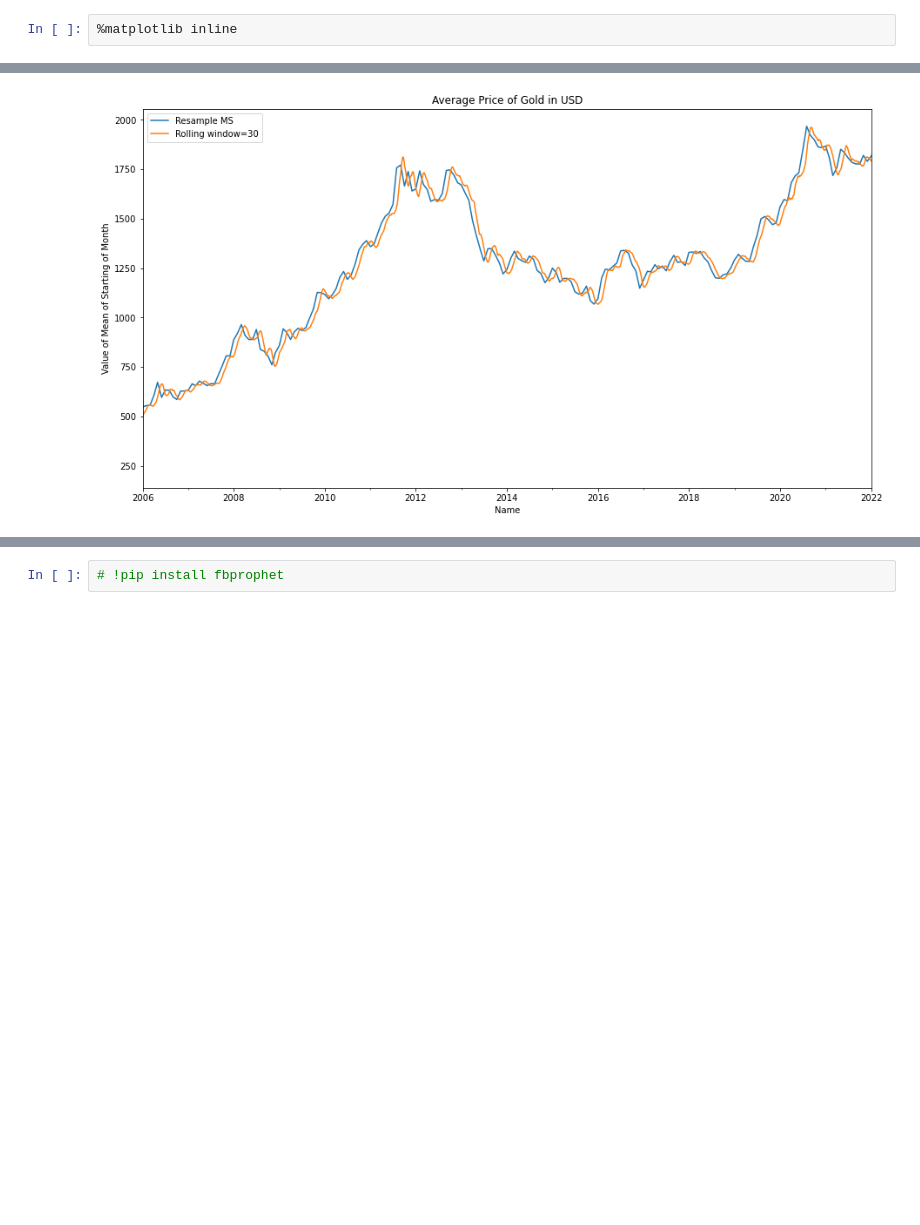
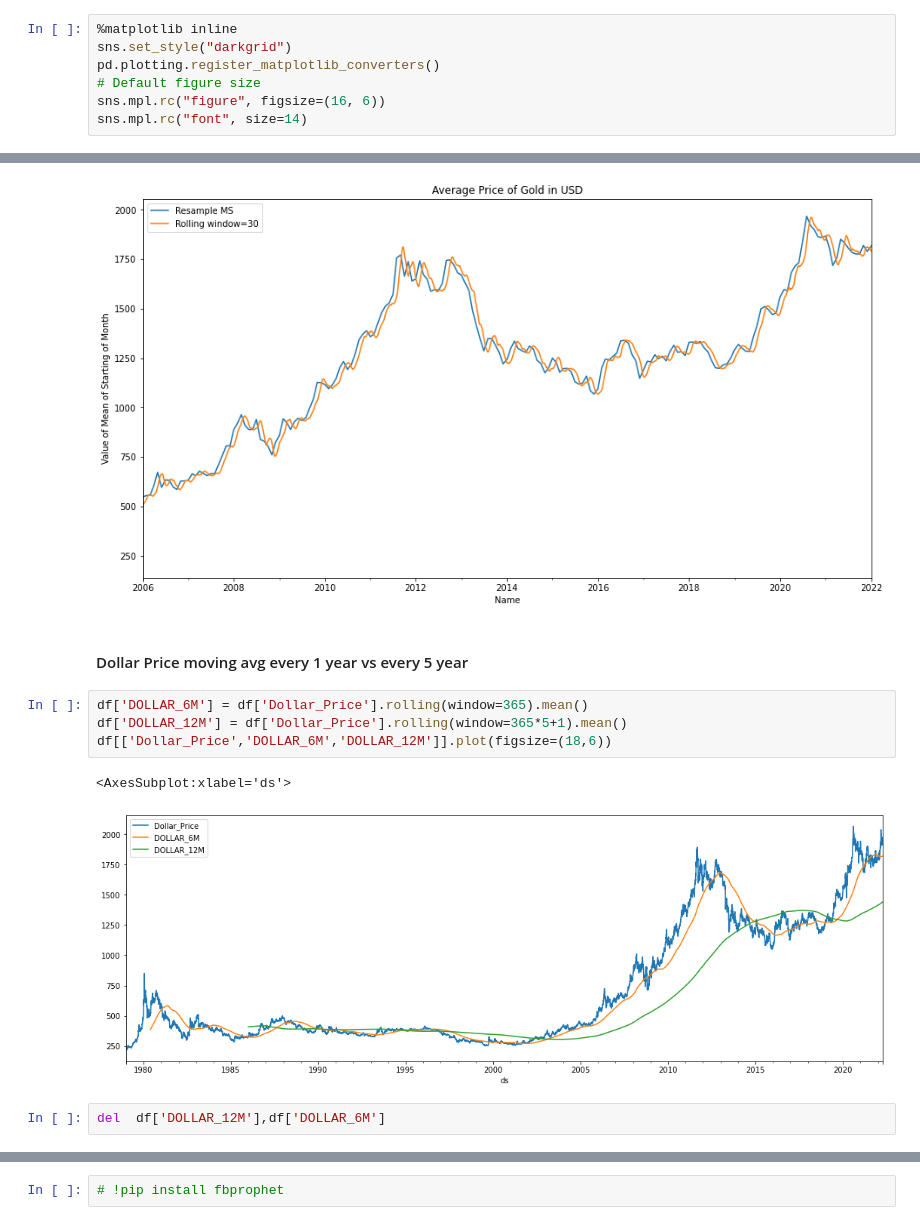
Before and after one commit to ahmadmustafaanis/Gold-Price-Prediction-API, a Jupyter notebook: src/GoldPricePredictor.ipynb, the cells around one changed output, grey strips where cells are left out. Cells and saved outputs as stored; diff of their text form; blank space fills up the shorter version.

```diff
--- a/src/GoldPricePredictor.ipynb
+++ b/src/GoldPricePredictor.ipynb
@@ -6,6 +9,11 @@ from fbprophet import Prophet
 ### Reading Data
 # %%
 %matplotlib inline
+sns.set_style("darkgrid")
+pd.plotting.register_matplotlib_converters()
+# Default figure size
+sns.mpl.rc("figure", figsize=(16, 6))
+sns.mpl.rc("font", size=14)
 # %%
 # !pip install openpyxl
 # %%
@@ -114,4 +122,15 @@ ax.legend()
 # %% [output]
 <matplotlib.legend.Legend at 0x...>
 [figure]
+# %% [markdown]
+#### Dollar Price moving avg every 1 year vs every 5 year
+# %%
+df['DOLLAR_6M'] = df['Dollar_Price'].rolling(window=365).mean()
+df['DOLLAR_12M'] = df['Dollar_Price'].rolling(window=365*5+1).mean()
+df[['Dollar_Price','DOLLAR_6M','DOLLAR_12M']].plot(figsize=(18,6))
+# %% [output]
+<AxesSubplot:xlabel='ds'>
+[figure, added]
+# %%
+del  df['DOLLAR_12M'],df['DOLLAR_6M']
 # %% [markdown]
```
Also changed, not shown: parts of 22 cells of this notebook.
